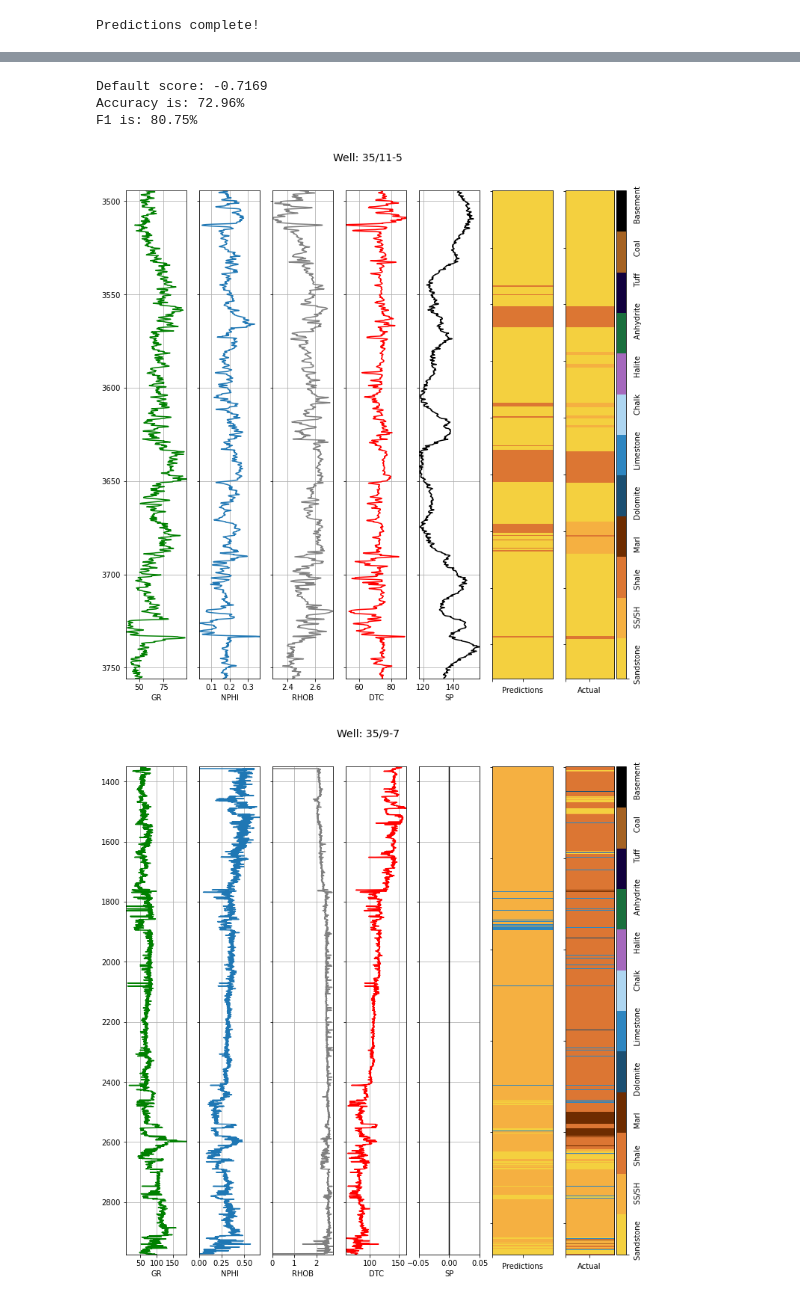
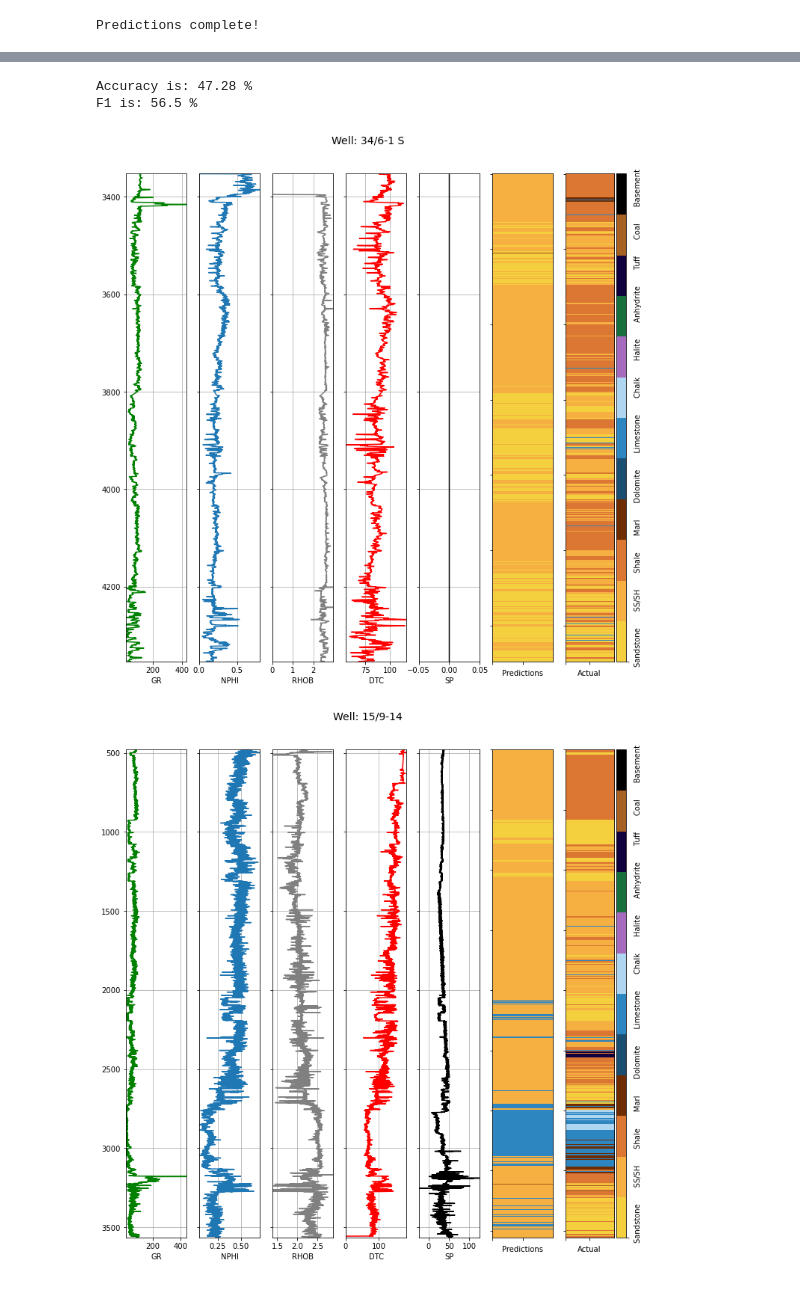
Before and after one commit to olawaleibrahim/beta-tests, a Jupyter notebook: petroeval/Lithofacies_Train_Test_Example.ipynb, the cells around one changed output, grey strips where cells are left out. Cells and saved outputs as stored; diff of their text form; code cells hidden in the pictures.

```diff
--- a/petroeval/Lithofacies_Train_Test_Example.ipynb
+++ b/petroeval/Lithofacies_Train_Test_Example.ipynb
@@ -30,2 +74,2 @@ df1 = facies.set_mnemonics()
 # %%
-facies = pds.PredictLabels(df1)
+facies = pds.PredictLabels(train)    # instantiate our prediction lithofacies class
@@ -82,0 +76,8 @@ Model training completed...
+# %%
+# the top part of the data to the 110000 out of 130,000+ rows is set to be used as the train data
+# while the lower part is set as the test data set. This is used to represent two different data set
+
+model, test_features = facies._train(train_df=train,
+                                     test_df=test,
+                                     target='FORCE_2020_LITHOFACIES_LITHOLOGY',
+                                     model='XGB')
@@ -84,5 +101,3 @@ Model training completed...
 predictions = facies.predict(model=model, test_df=test_features)
 # %% [output]
 Predictions complete!
-# %%
-predictions = facies.predict(model=model, test_df=test_features)
@@ -105,2 +116,0 @@ facies.plot_lithofacies(df1[110000:], predictions, log1='GR', log2='NPHI',
-# %%
-labels = df1[110000:].FORCE_2020_LITHOFACIES_LITHOLOGY
@@ -113,12 +117,18 @@ F1 is: 72.33%
-# %%
-test_utils.show_evaluation(predictions, labels)   # random forest
-# %% [output]
-Default score: -0.7169
-Accuracy is: 72.96%
-F1 is: 80.75%
+# %%
+import sklearn.metrics as sklm
+
+def show_evaluation(pred, true):
+
+    print(f'Accuracy is: {round((sklm.accuracy_score(true, pred) * 100), 2)} %')
+    print(f'F1 is: {round((sklm.f1_score(pred, true.values, average="weighted") * 100), 2)} %')
+
+show_evaluation(predictions, test_labels)   # Random Forest Model
+# %% [output]
+Accuracy is: 47.28 %
+F1 is: 56.5 %
 # %%
-facies.compare_lithofacies(df1[110000:], labels, predictions, log1='GR', log2='NPHI',
+facies.compare_lithofacies(test, labels.FORCE_2020_LITHOFACIES_LITHOLOGY, predictions, log1='GR', log2='NPHI',
                            log3='RHOB', log4='DTC', log5='SP', depth_col='DEPTH_MD')
 # %% [output]
-[figure, old version]
+[figure, new version]
-[figure, old version]
+[figure, new version]
```
Also changed, not shown: parts of 26 cells of this notebook, 2 other files.
